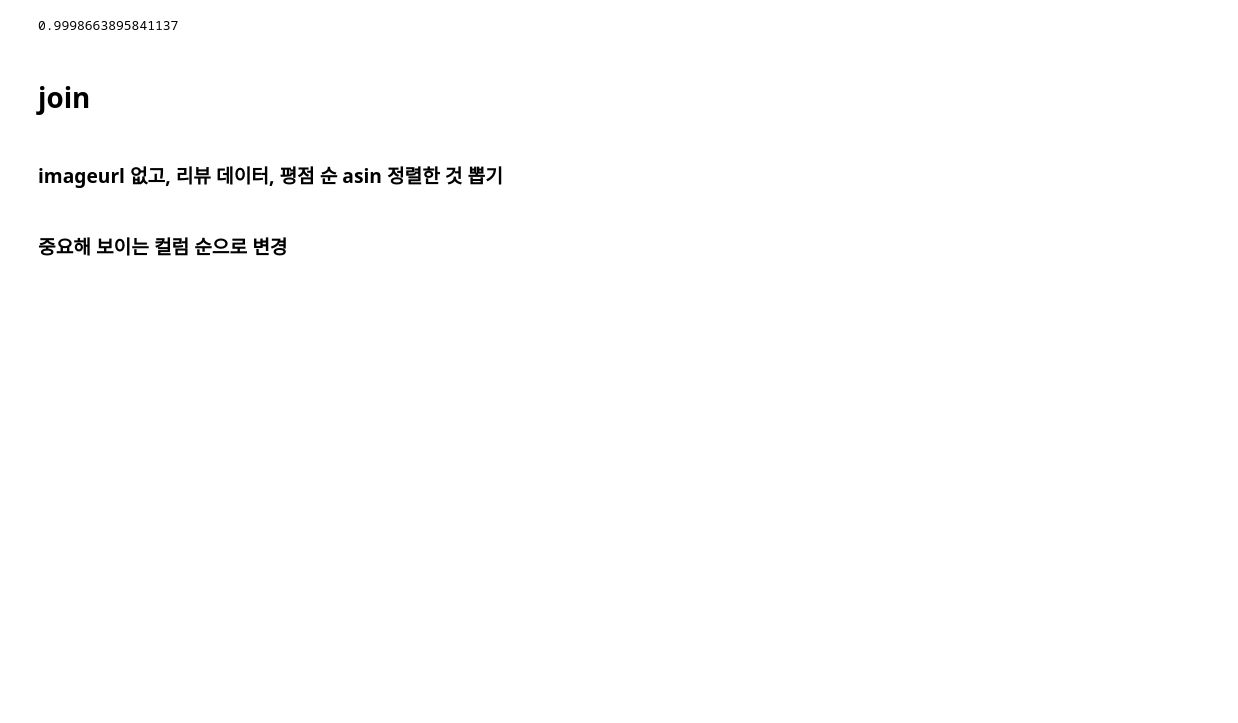
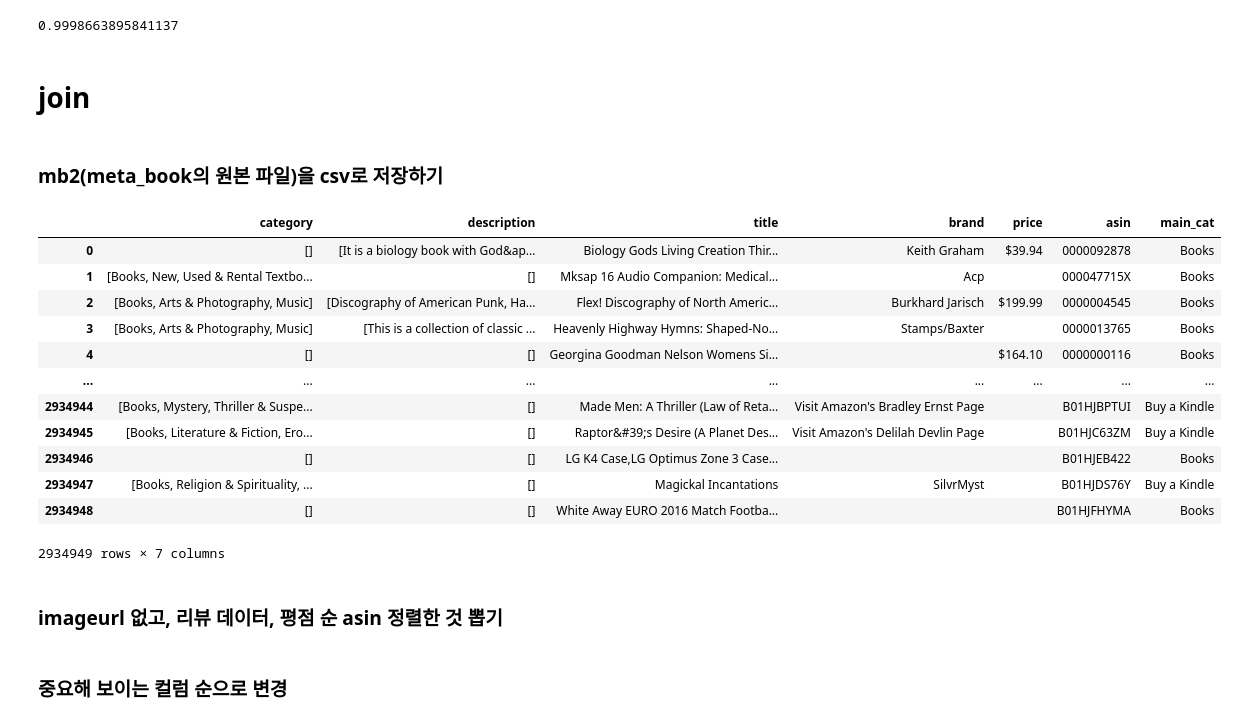
Before and after one commit to boostcampaitech3/final-project-level3-recsys-09, a Jupyter notebook: eda_2015_20.ipynb, the cells around one changed output. Saved outputs shown, nothing was run; the diff lists cells and outputs as text; code cells hidden in the pictures; blank space fills up the shorter version.

```diff
--- a/eda_2015_20.ipynb
+++ b/eda_2015_20.ipynb
@@ -486,3 +506,5 @@ len(set(df.asin).intersection(set(mb2.asin))) / df.asin.nunique()
 mb2 = mb2[['category', 'description', 'title', 'brand', 'price', 'asin','imageURL','main_cat']]
 # %%
 merge_df = pd.merge(df,mb2,how='left',on='asin')
+# %% [markdown]
+### mb2(meta_book의 원본 파일)을 csv로 저장하기
@@ -489,3 +522,24 @@ merge_df = pd.merge(df,mb2,how='left',on='asin')
+# %%
+mb2['category'] = mb2['category'].apply(lambda x : None if not x else None if type(x) != list and np.isnan(x) else x)
+mb2['description'] = mb2['description'].apply(lambda x : None if not x else None if type(x) != list and np.isnan(x) else x)
+mb2['title'] = mb2['title'].apply(lambda x : None if not x else None if type(x) != str and np.isnan(x) else x)
+mb2['brand'] = mb2['brand'].apply(lambda x : None if not x else None if type(x) != str and np.isnan(x) else x)
+mb2['price'] = mb2['price'].apply(lambda x : None if not x else None if type(x) != str and np.isnan(x) else x)
+mb2['main_cat'] = mb2['main_cat'].apply(lambda x : None if not x else None if type(x) != str and np.isnan(x) else x)
+# %% [output]
+|  | category | description | title | brand | price | asin | main_cat |
+| 0 | [] | [It is a biology book with God&ap... | Biology Gods Living Creation Thir... | Keith Graham | $39.94 | 0000092878 | Books |
+| 1 | [Books, New, Used & Rental Textbo... | [] | Mksap 16 Audio Companion: Medical... | Acp |  | 000047715X | Books |
+| 2 | [Books, Arts & Photography, Music] | [Discography of American Punk, Ha... | Flex! Discography of North Americ... | Burkhard Jarisch | $199.99 | 0000004545 | Books |
+| 3 | [Books, Arts & Photography, Music] | [This is a collection of classic ... | Heavenly Highway Hymns: Shaped-No... | Stamps/Baxter |  | 0000013765 | Books |
+| 4 | [] | [] | Georgina Goodman Nelson Womens Si... |  | $164.10 | 0000000116 | Books |
+| ... | ... | ... | ... | ... | ... | ... | ... |
+| 2934944 | [Books, Mystery, Thriller & Suspe... | [] | Made Men: A Thriller (Law of Reta... | Visit Amazon's Bradley Ernst Page |  | B01HJBPTUI | Buy a Kindle |
+| 2934945 | [Books, Literature & Fiction, Ero... | [] | Raptor&#39;s Desire (A Planet Des... | Visit Amazon's Delilah Devlin Page |  | B01HJC63ZM | Buy a Kindle |
+| 2934946 | [] | [] | LG K4 Case,LG Optimus Zone 3 Case... |  |  | B01HJEB422 | Books |
+| 2934947 | [Books, Religion & Spirituality, ... | [] | Magickal Incantations | SilvrMyst |  | B01HJDS76Y | Buy a Kindle |
+| 2934948 | [] | [] | White Away EURO 2016 Match Footba... |  |  | B01HJFHYMA | Books |
+2934949 rows × 7 columns
 # %% [markdown]
 ### imageurl 없고, 리뷰 데이터, 평점 순 asin 정렬한 것 뽑기
 # %%
```
Also changed, not shown: parts of 8 cells of this notebook.
